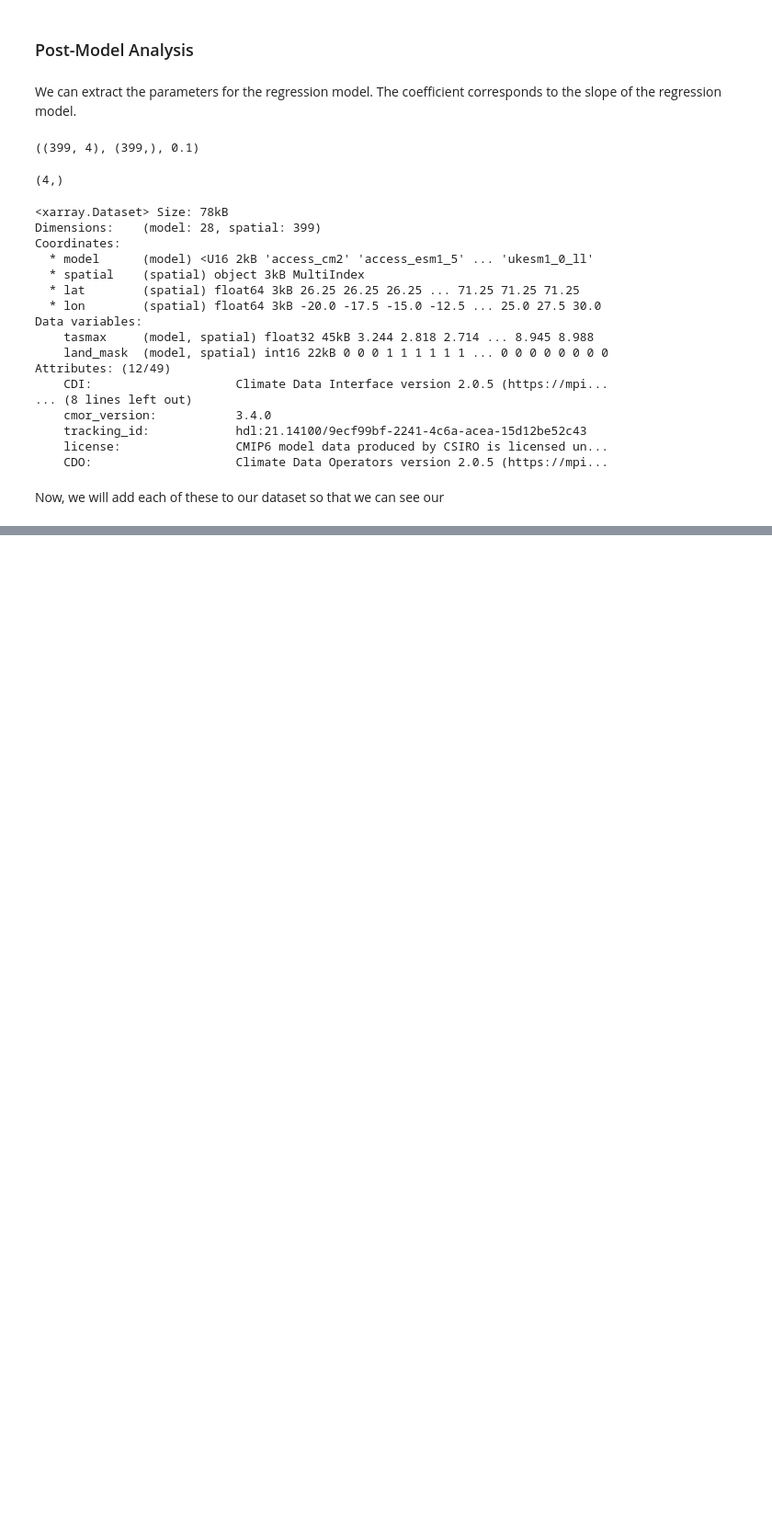
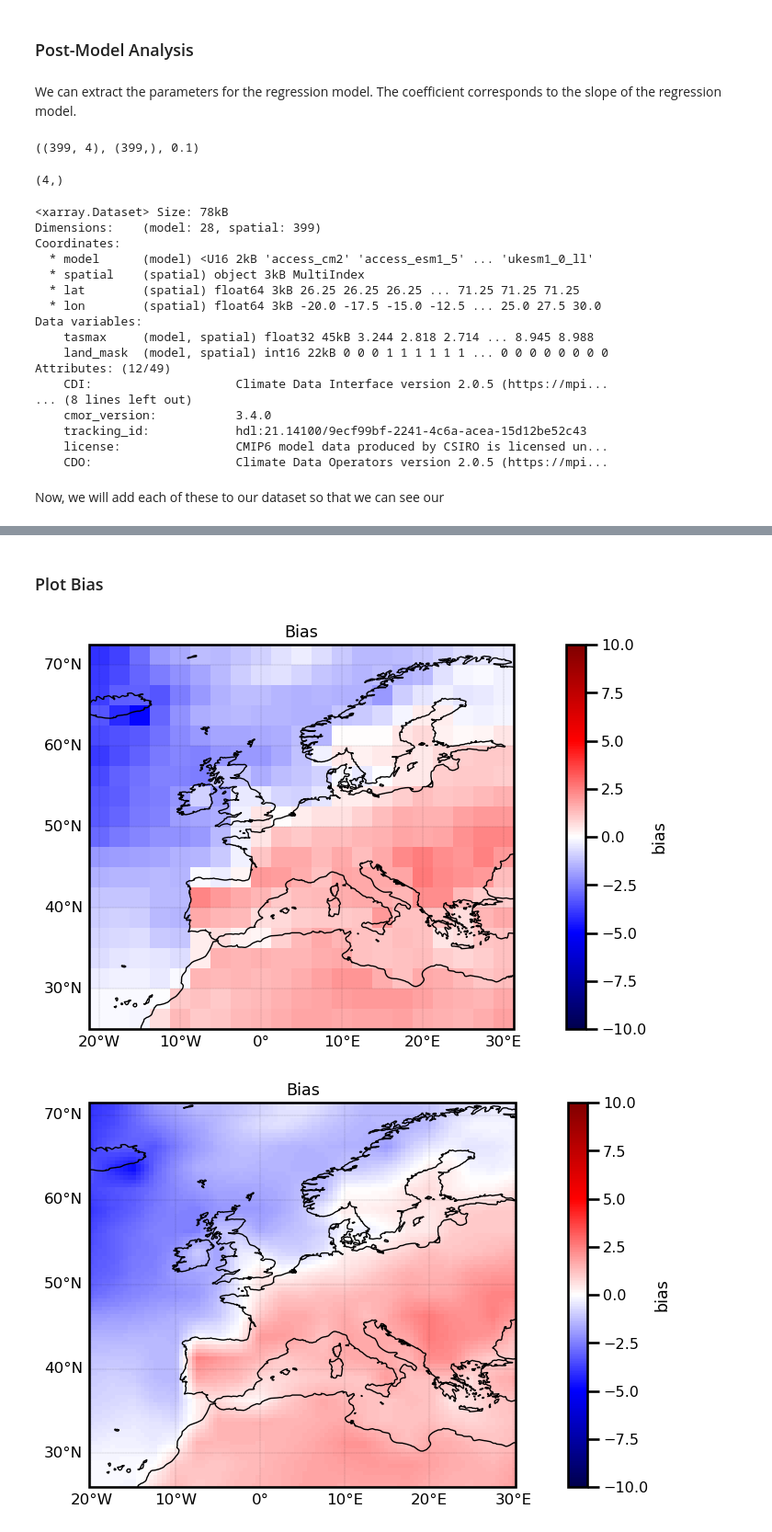
Before and after one commit to jejjohnson/jbayesevt, a Jupyter notebook: notebooks/ai4storylines/1.1_baseline_sa_lr.ipynb, the cells around one changed output, grey strips where cells are left out. Shown at 92% size. Drawn from its saved outputs; the diff is of its cells as text; code cells hidden in the pictures; blank space fills up the shorter version.

```diff
--- a/notebooks/ai4storylines/1.1_baseline_sa_lr.ipynb
+++ b/notebooks/ai4storylines/1.1_baseline_sa_lr.ipynb
@@ -230,0 +195,26 @@ ds.to_netcdf(Path(results_save_dir).joinpath("lr_sklearn.nc"), engine="netcdf4")
+# %% [markdown]
+### Plot Bias
+# %%
+# plot weights
+bias = ds.bias
+plot_pcolormesh(
+    bias,
+    variable="Bias",
+    vmin=-10.0, vmax=10.0, cmap="seismic"
+);
+
+# interpolate
+bias = bias.interp(
+    lon=np.linspace(bias.lon.values.min(), bias.lon.values.max(), 100),
+    lat=np.linspace(bias.lat.values.min(), bias.lat.values.max(), 100),
+    method="linear"
+
+)
+
+plot_imshow(
+    bias,
+    "Bias", vmin=-10.0, vmax=10.0, cmap="seismic", num_levels=None
+);
+# %% [output]
+[figure, added]
+[figure, added]
```
Also changed, not shown: parts of 32 cells of this notebook, 1 other file.
